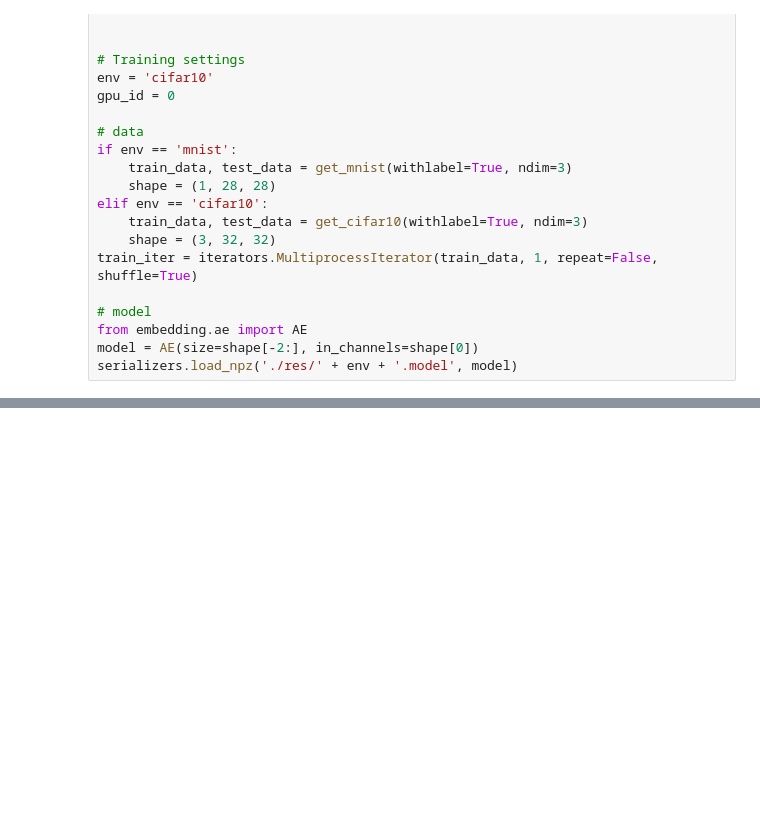
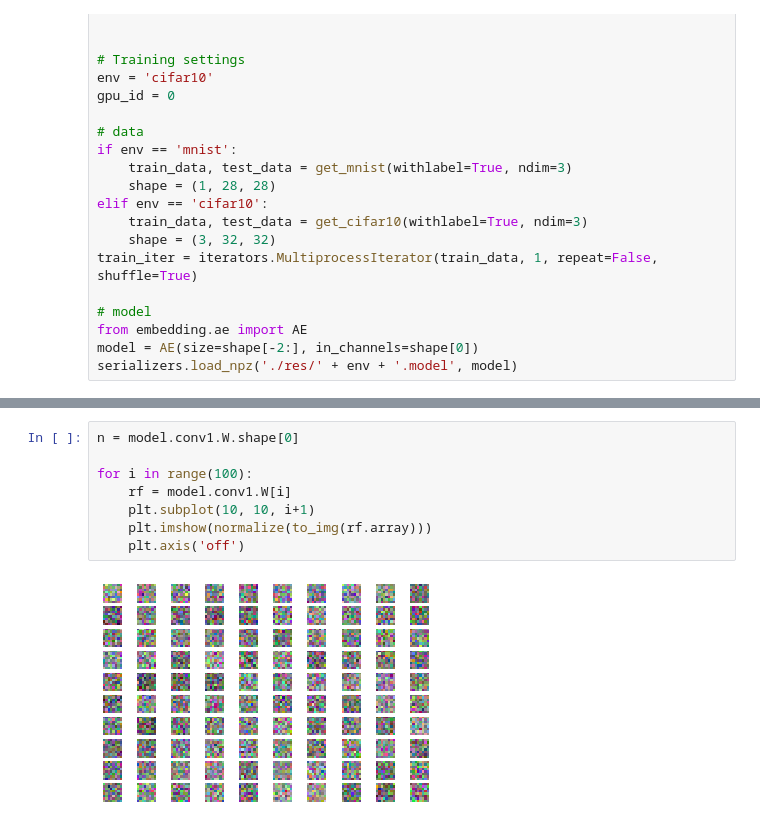
Before and after one commit to liuyuezhang/cerebellum, a Jupyter notebook: visualize_embedding.ipynb, the cells around one changed output, grey strips where cells are left out. Drawn from its saved outputs; the diff is of its cells as text; blank space fills up the shorter version.

```diff
--- a/visualize_embedding.ipynb
+++ b/visualize_embedding.ipynb
@@ -51,0 +56,10 @@ Clipping input data to the valid range for imshow with RGB data ([0..1] for floa
+# %%
+n = model.conv1.W.shape[0]
+
+for i in range(100):
+    rf = model.conv1.W[i]
+    plt.subplot(10, 10, i+1)
+    plt.imshow(normalize(to_img(rf.array)))
+    plt.axis('off')
+# %% [output]
+[figure, added]
```
Also changed, not shown: parts of 4 cells of this notebook, 3 other files.
